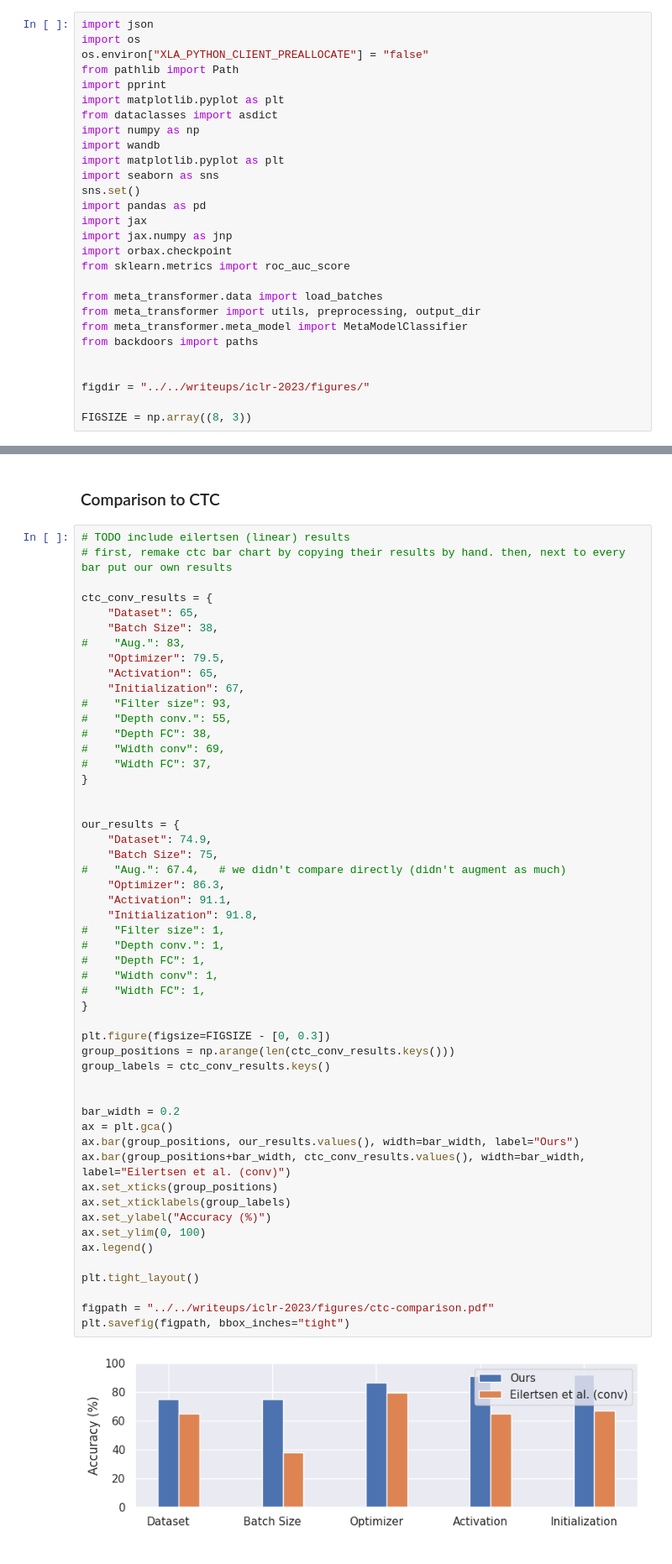
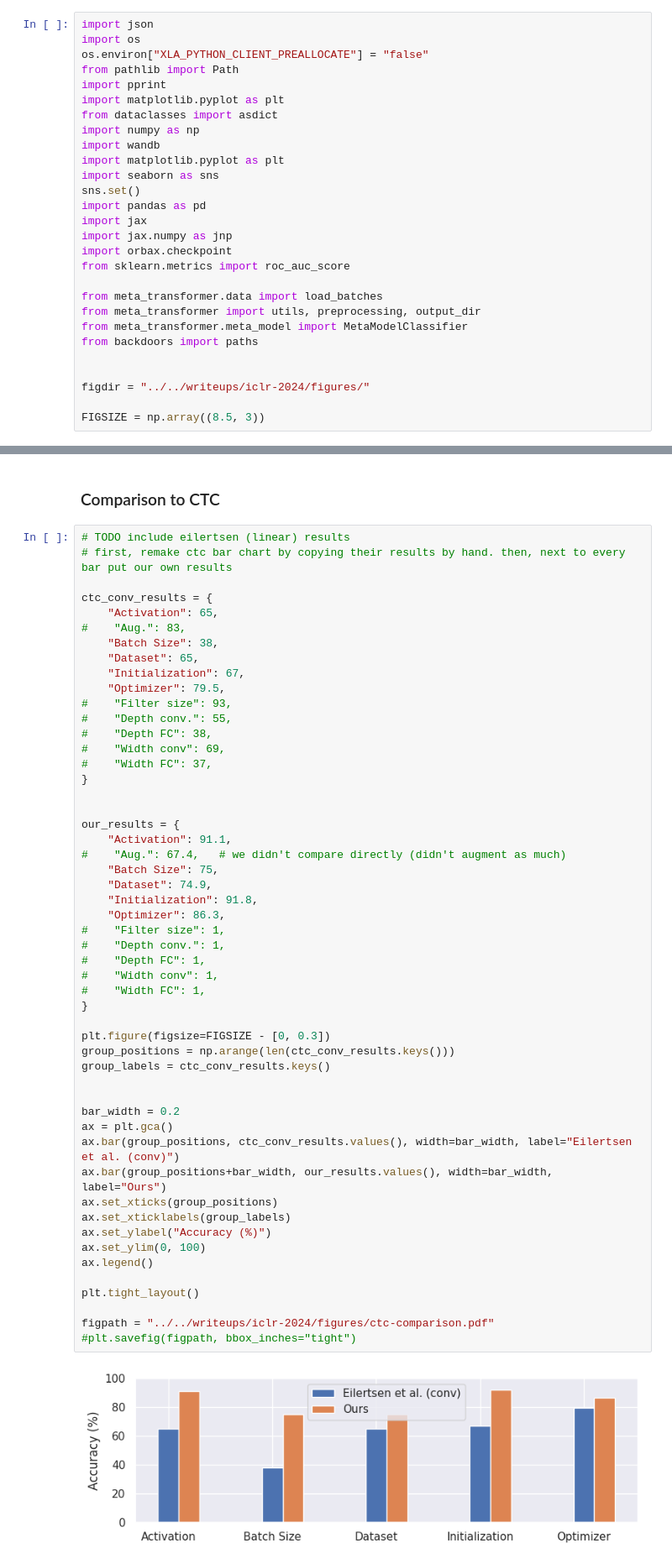
Before and after one commit to langosco/meta-transformer, a Jupyter notebook: notebooks/paper-plots.ipynb, the cells around one changed output, grey strips where cells are left out. Shown: that part at 84% size. Cells and saved outputs as stored; diff of their text form.

```diff
--- a/notebooks/paper-plots.ipynb
+++ b/notebooks/paper-plots.ipynb
@@ -23,9 +23,9 @@ from meta_transformer.meta_model import MetaModelClassifier
 from backdoors import paths
 
 
-figdir = "../../writeups/iclr-2023/figures/"
+figdir = "../../writeups/iclr-2024/figures/"
 
-FIGSIZE = np.array((8, 3))
+FIGSIZE = np.array((8.5, 3))
 # %% [markdown]
 ### Detecting backdoors
 # %%
@@ -285,12 +285,12 @@ backdoored logits range: -3.6677558 10.782477
 # first, remake ctc bar chart by copying their results by hand. then, next to every bar put our own results
 
 ctc_conv_results = {
+    "Activation": 65,
+#    "Aug.": 83,
+    "Batch Size": 38,
     "Dataset": 65,
-    "Batch Size": 38,
-#    "Aug.": 83,
+    "Initialization": 67,
     "Optimizer": 79.5,
-    "Activation": 65,
-    "Initialization": 67,
 #    "Filter size": 93,
 #    "Depth conv.": 55,
 #    "Depth FC": 38,
@@ -298,39 +298,39 @@ ctc_conv_results = {
 #    "Width FC": 37,
 }
 
 
 our_results = {
+    "Activation": 91.1,
+#    "Aug.": 67.4,   # we didn't compare directly (didn't augment as much)
+    "Batch Size": 75,
     "Dataset": 74.9,
-    "Batch Size": 75,
-#    "Aug.": 67.4,   # we didn't compare directly (didn't augment as much)
+    "Initialization": 91.8,
     "Optimizer": 86.3,
-    "Activation": 91.1,
-    "Initialization": 91.8,
 #    "Filter size": 1,
 #    "Depth conv.": 1,
 #    "Depth FC": 1,
 #    "Width conv": 1,
 #    "Width FC": 1,
 }
 
 plt.figure(figsize=FIGSIZE - [0, 0.3])
 group_positions = np.arange(len(ctc_conv_results.keys()))
 group_labels = ctc_conv_results.keys()
 
 
 bar_width = 0.2
 ax = plt.gca()
-ax.bar(group_positions, our_results.values(), width=bar_width, label="Ours")
-ax.bar(group_positions+bar_width, ctc_conv_results.values(), width=bar_width, label="Eilertsen et al. (conv)")
+ax.bar(group_positions, ctc_conv_results.values(), width=bar_width, label="Eilertsen et al. (conv)")
+ax.bar(group_positions+bar_width, our_results.values(), width=bar_width, label="Ours")
 ax.set_xticks(group_positions)
 ax.set_xticklabels(group_labels)
 ax.set_ylabel("Accuracy (%)")
 ax.set_ylim(0, 100)
 ax.legend()
 
 plt.tight_layout()
 
-figpath = "../../writeups/iclr-2023/figures/ctc-comparison.pdf"
-plt.savefig(figpath, bbox_inches="tight")
+figpath = "../../writeups/iclr-2024/figures/ctc-comparison.pdf"
+#plt.savefig(figpath, bbox_inches="tight")
 # %% [output]
-[figure, old version]
+[figure, new version]
```
Also changed, not shown: parts of 1 cell of this notebook, 4 other files.
